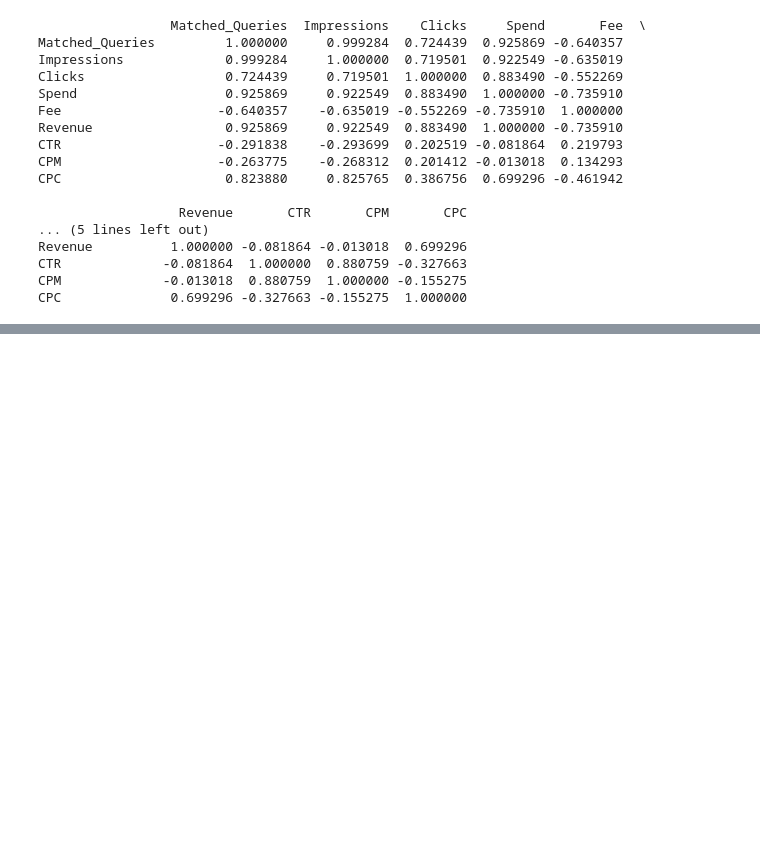
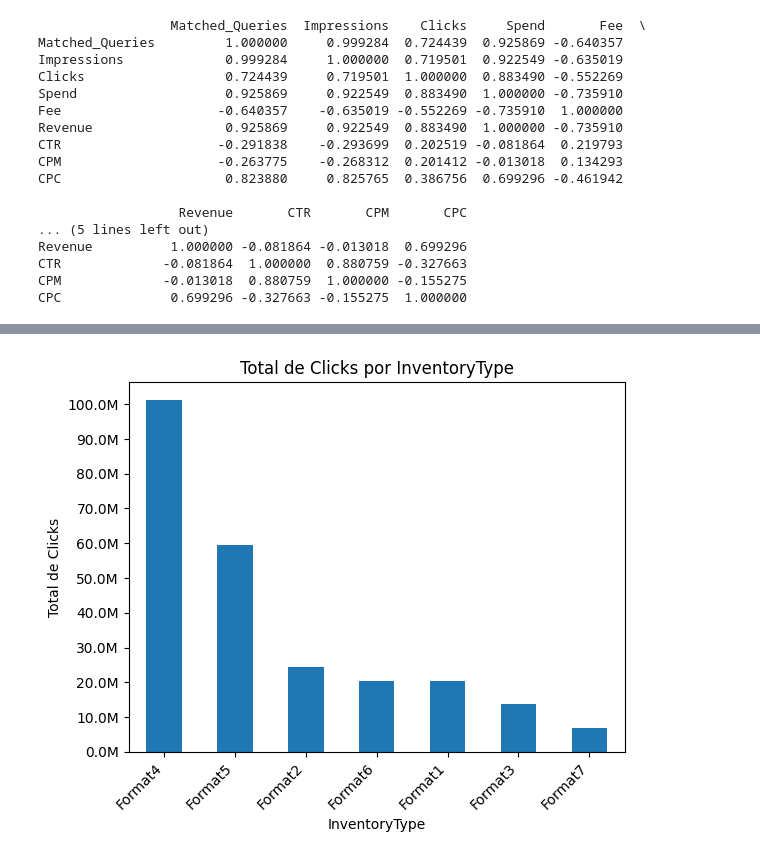
Before and after one commit to Sirius-146/projetoV_ifoodtech, a Jupyter notebook: projeto_ifoodtechV.ipynb, the cells around one changed output, grey strips where cells are left out. Drawn from its saved outputs; the diff is of its cells as text; code cells hidden in the pictures; blank space fills up the shorter version.

```diff
--- a/projeto_ifoodtechV.ipynb
+++ b/projeto_ifoodtechV.ipynb
@@ -466,0 +475,8 @@ CPC              0.699296 -0.327663 -0.155275  1.000000
+# %%
+# Tabela com o total de Clicks por InventoryType
+clicks_por_inventory_type = df_1.groupby('InventoryType')['Clicks'].sum().reset_index()
+
+# Ordena o DataFrame por 'Clicks' do maior para o menor
+clicks_por_inventory_type = clicks_por_inventory_type.sort_values(by='Clicks', ascending=False)
+
+print(clicks_por_inventory_type)
@@ -466,0 +492,14 @@ CPC              0.699296 -0.327663 -0.155275  1.000000
+# %%
+# Criação do gráfico de barras
+ax = clicks_por_inventory_type.plot(kind='bar', x='InventoryType', y='Clicks', legend=False, title='Total de Clicks por InventoryType', xlabel='InventoryType', ylabel='Total de Clicks')
+
+# Formatação dos números para a casa dos milhões
+ax.get_yaxis().set_major_formatter(plt.FuncFormatter(lambda x, loc: "{:,}".format(int(x)/1000000) + "M"))
+ax.set_yticks(range(0, 110000000, 10000000))  # Configura os rótulos do eixo y
+
+# Inclinação da legenda do eixo x
+plt.xticks(rotation=45, ha='right')
+
+plt.show()
+# %% [output]
+[figure, added]
```
Also changed, not shown: parts of 14 cells of this notebook.
